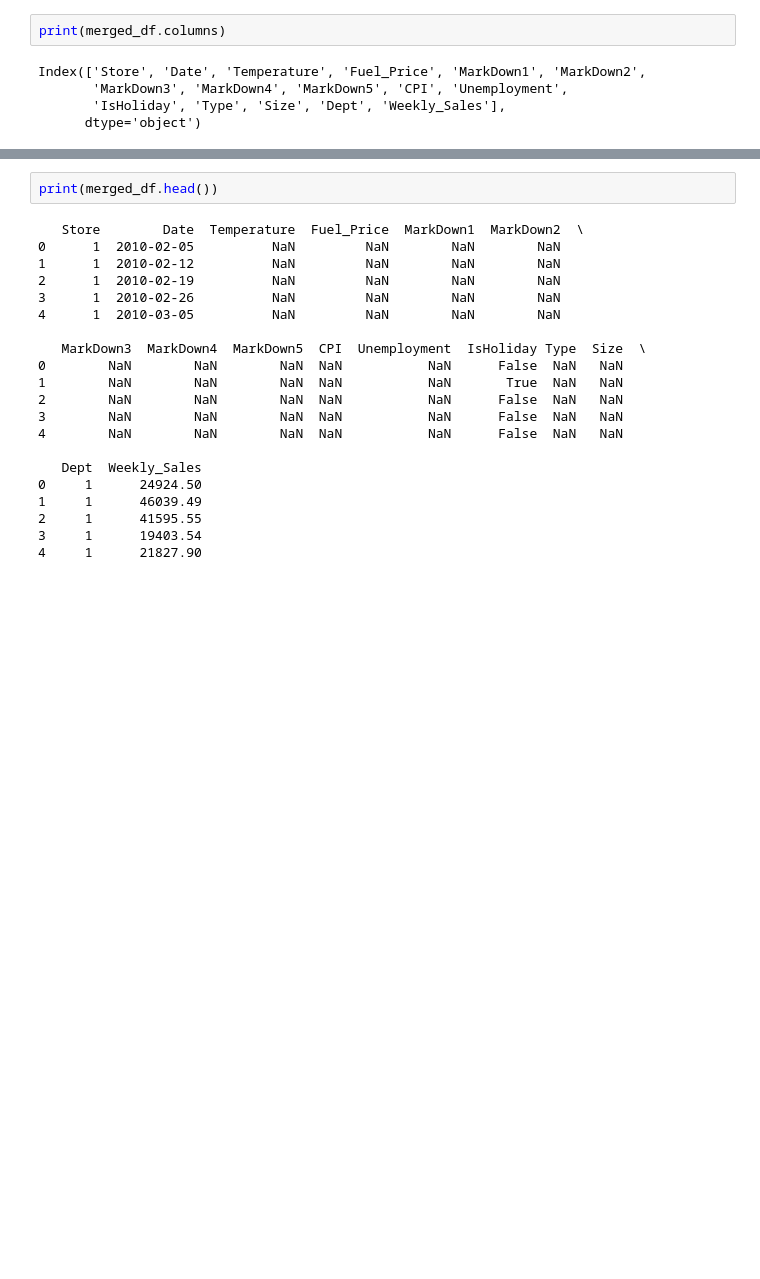
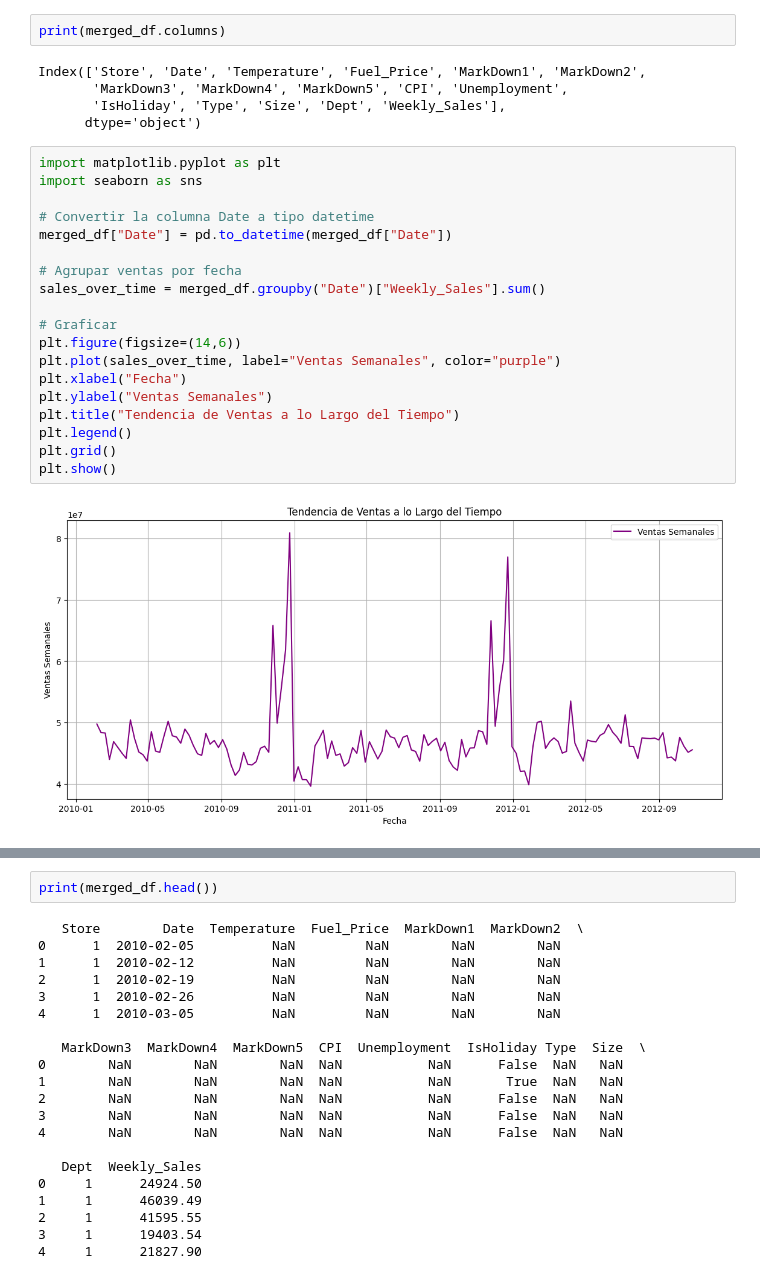
Before and after one commit to brokie636/A.N.N-applications, a Jupyter notebook: demand_prediction/notebooks/demand_predict.ipynb, the cells around one changed output, grey strips where cells are left out. Saved outputs shown, nothing was run; the diff lists cells and outputs as text; blank space fills up the shorter version.

```diff
--- a/demand_prediction/notebooks/demand_predict.ipynb
+++ b/demand_prediction/notebooks/demand_predict.ipynb
@@ -396,3 +425,24 @@ Index(['Store', 'Date', 'Temperature', 'Fuel_Price', 'MarkDown1', 'MarkDown2',
        'MarkDown3', 'MarkDown4', 'MarkDown5', 'CPI', 'Unemployment',
        'IsHoliday', 'Type', 'Size', 'Dept', 'Weekly_Sales'],
       dtype='object')
+# %%
+import matplotlib.pyplot as plt
+import seaborn as sns
+
+# Convertir la columna Date a tipo datetime
+merged_df["Date"] = pd.to_datetime(merged_df["Date"])
+
+# Agrupar ventas por fecha
+sales_over_time = merged_df.groupby("Date")["Weekly_Sales"].sum()
+
+# Graficar
+plt.figure(figsize=(14,6))
+plt.plot(sales_over_time, label="Ventas Semanales", color="purple")
+plt.xlabel("Fecha")
+plt.ylabel("Ventas Semanales")
+plt.title("Tendencia de Ventas a lo Largo del Tiempo")
+plt.legend()
+plt.grid()
+plt.show()
+# %% [output]
+[figure, added]
```
Also changed, not shown: parts of 22 cells of this notebook.
